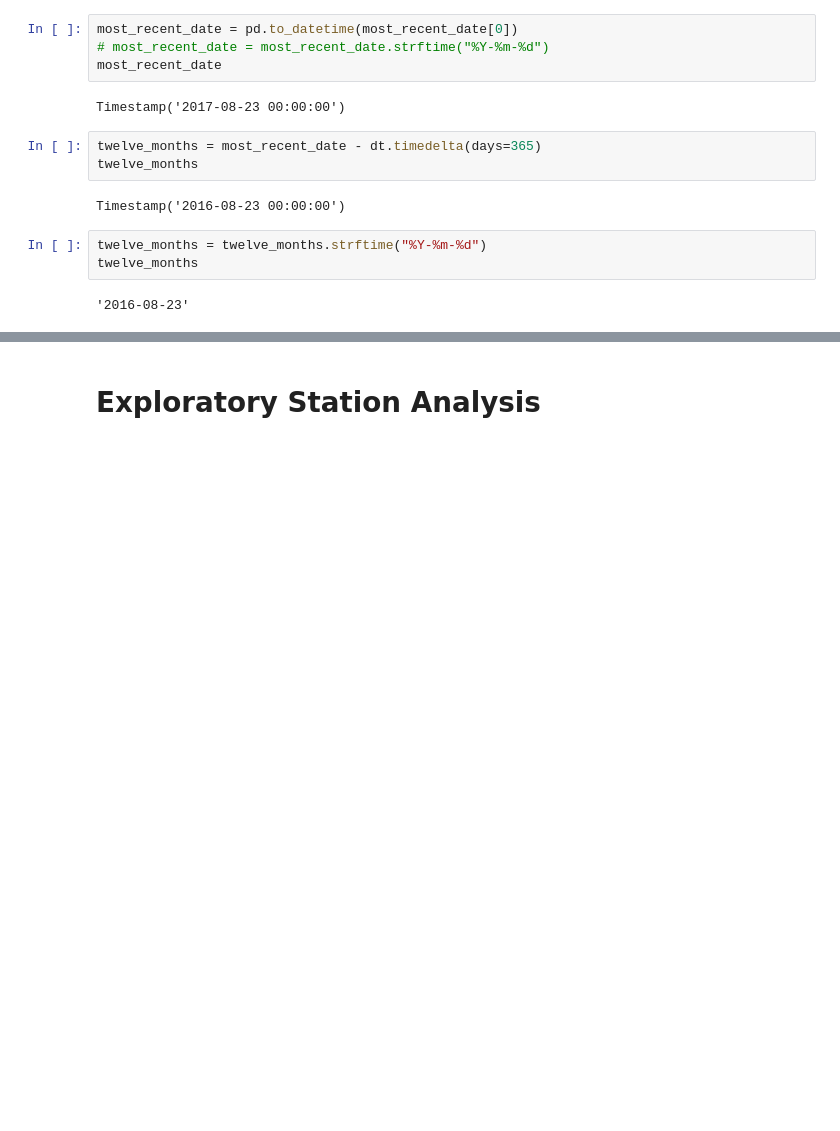
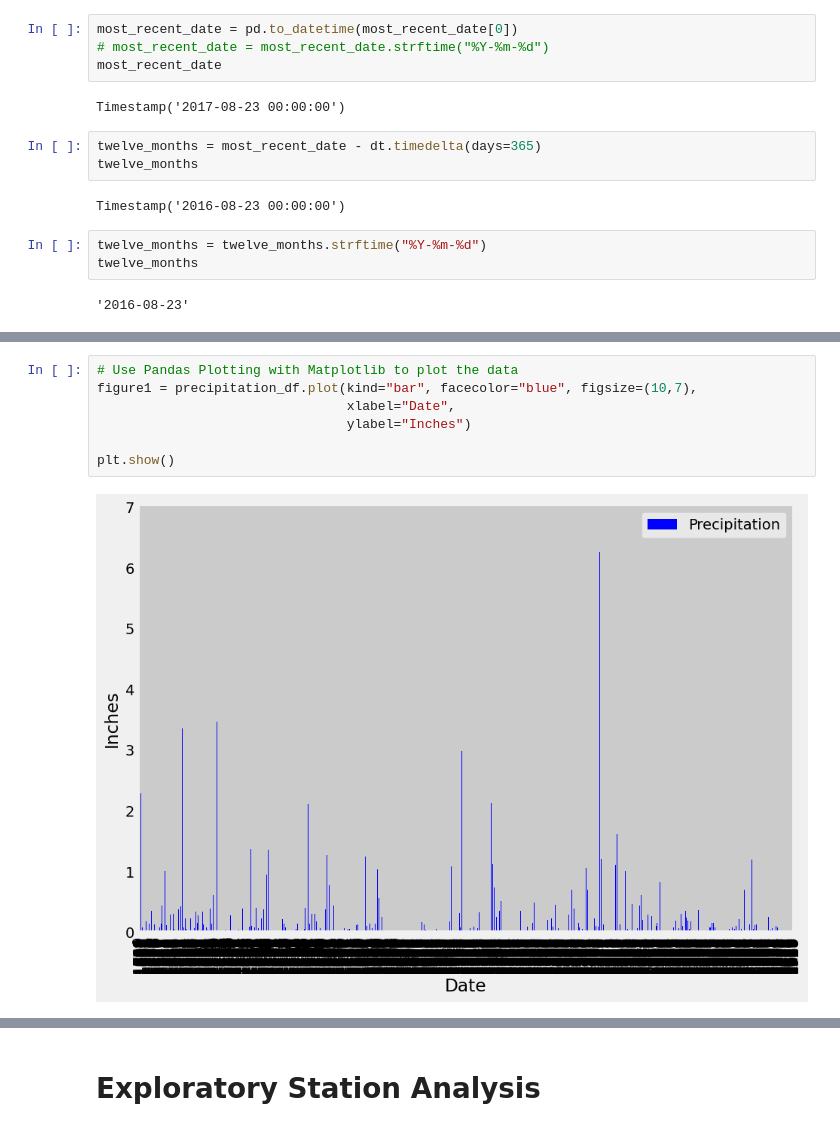
Before and after one commit to digital-buddha42/sqlalchemy-challenge, a Jupyter notebook: Chillin/climate_starter.ipynb, the cells around one changed output, grey strips where cells are left out. Cells and saved outputs as stored; diff of their text form; blank space fills up the shorter version.

Commit message:
Need to fix plot. Need to brush up on groupby?

```diff
--- a/Chillin/climate_starter.ipynb
+++ b/Chillin/climate_starter.ipynb
@@ -87,3 +103,12 @@ preciptation_df = pd.DataFrame(may_averages, columns=['stock', 'open_avg', 'high
+# %%
+# Use Pandas Plotting with Matplotlib to plot the data
+figure1 = precipitation_df.plot(kind="bar", facecolor="blue", figsize=(10,7),
+                                xlabel="Date",
+                                ylabel="Inches")
+
+plt.show()
+# %% [output]
+[figure, added]
 # %%
 # Design a query to retrieve the last 12 months of precipitation data and plot the results.
 
```
Also changed, not shown: parts of 8 cells of this notebook.
